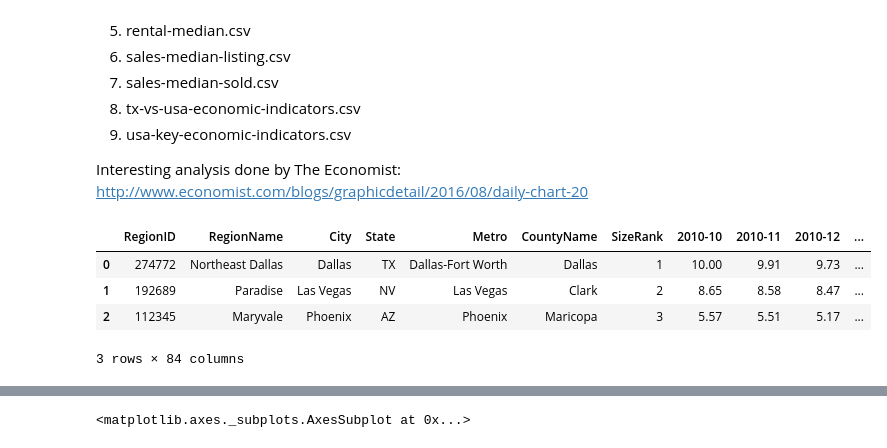
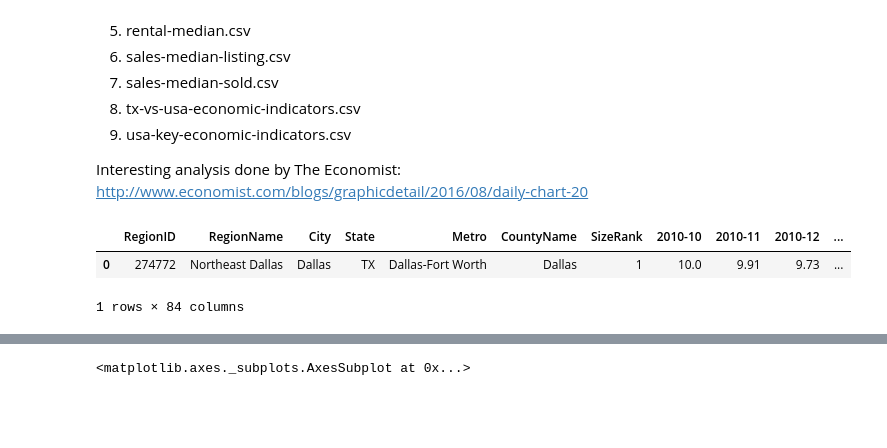
Before and after one commit to carlsednaoui/thinkful-data-science, a Jupyter notebook: coursework/unit_1_project/zillow.ipynb, the cells around one changed output, grey strips where cells are left out. Drawn from its saved outputs; the diff is of its cells as text; code cells hidden in the pictures; blank space fills up the shorter version.

```diff
--- a/coursework/unit_1_project/zillow.ipynb
+++ b/coursework/unit_1_project/zillow.ipynb
@@ -37,10 +38,8 @@ import seaborn as sns
 price_to_rent = pd.read_csv('./data/price-to-rent-ratio.csv')
 # %%
-price_to_rent.head(3)
+price_to_rent.head(1)
 # %% [output]
 |  | RegionID | RegionName | City | State | Metro | CountyName | SizeRank | 2010-10 | 2010-11 | 2010-12 | ... |
-| 0 | 274772 | Northeast Dallas | Dallas | TX | Dallas-Fort Worth | Dallas | 1 | 10.00 | 9.91 | 9.73 | ... |
-| 1 | 192689 | Paradise | Las Vegas | NV | Las Vegas | Clark | 2 | 8.65 | 8.58 | 8.47 | ... |
-| 2 | 112345 | Maryvale | Phoenix | AZ | Phoenix | Maricopa | 3 | 5.57 | 5.51 | 5.17 | ... |
+| 0 | 274772 | Northeast Dallas | Dallas | TX | Dallas-Fort Worth | Dallas | 1 | 10.0 | 9.91 | 9.73 | ... |
-3 rows × 84 columns
+1 rows × 84 columns
 # %%
```
Also changed, not shown: parts of 18 cells of this notebook.
